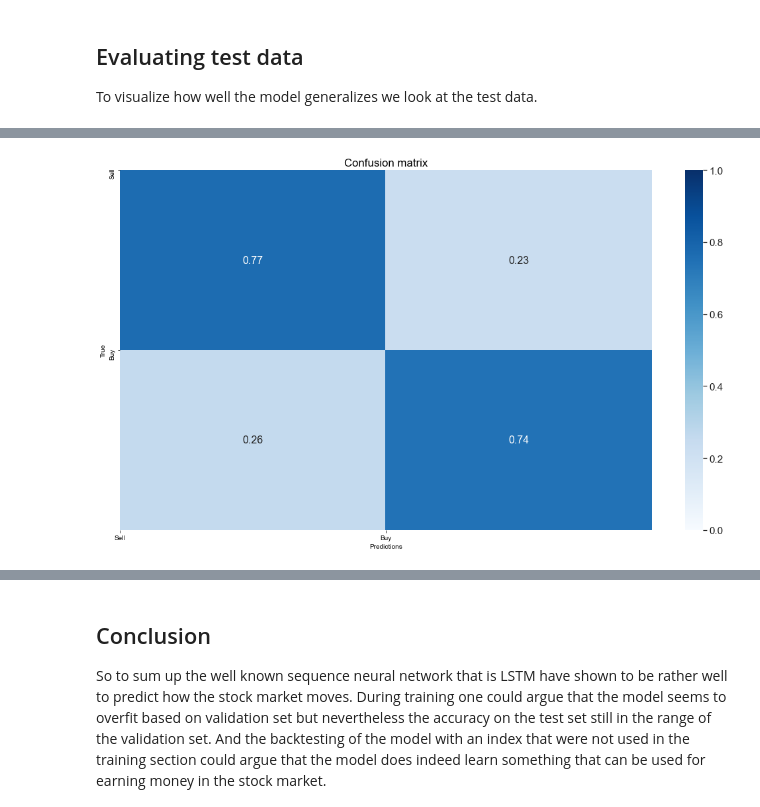
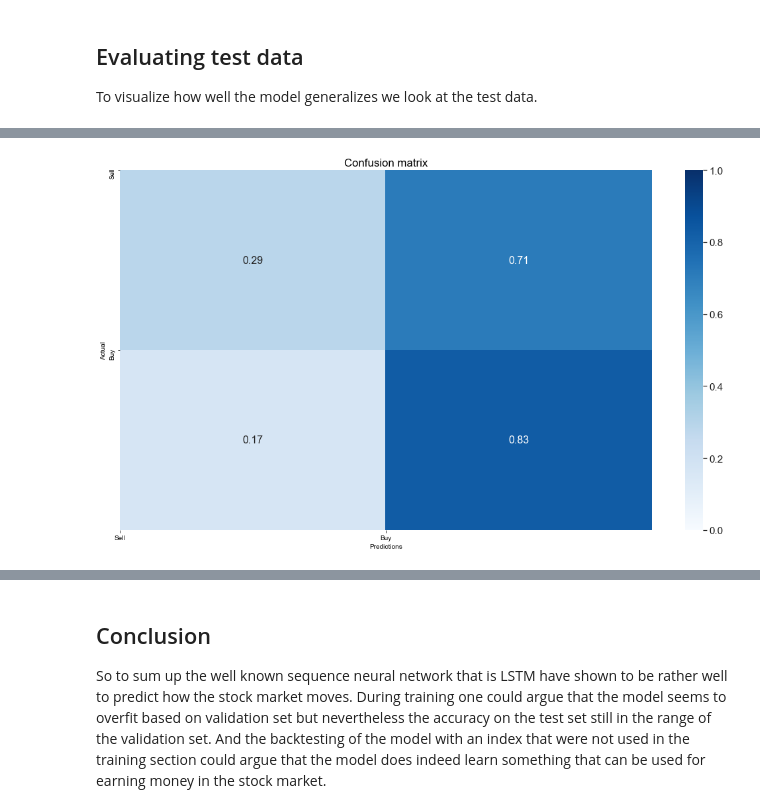
Before and after one commit to Trewitz/Porfolio, a Jupyter notebook: LSTM-Trading algorithm/Predicting Stock indices with LSTM networks.ipynb, the cells around one changed output, grey strips where cells are left out. Cells and saved outputs as stored; diff of their text form; code cells hidden in the pictures.

```diff
--- a/LSTM-Trading algorithm/Predicting Stock indices with LSTM networks.ipynb
+++ b/LSTM-Trading algorithm/Predicting Stock indices with LSTM networks.ipynb
@@ -291,7 +329,8 @@ def fit_model(input_shape,
               dropout_rate,
               lr,
               batch_size,
-              clipnorm):
+              clipnorm,
+              loss_weight):
 
     lstm_model = get_model(input_shape,
                            int(lstm_nodes),
@@ -310,9 +349,13 @@ def fit_model(input_shape,
         'BuySell_Prediction': 'accuracy'
     }
 
+    ## Loss_weight emphazising which loss should be weighted the most. [0-1]
+    ## loss_weight close to 1 the forecasting is weigthed higher
+    ## Loss_weights close to 0 the accuracy is weighted higher
     lstm_model.compile(optimizer=opt,
                       loss=loss,
-                      metrics=metrics)
+                      metrics=metrics,
+                      loss_weights=[loss_weight, 1-loss_weight])
 
     mcp = ModelCheckpoint(checkpoint_path,
                           monitor='val_loss',
@@ -320,19 +363,19 @@ def fit_model(input_shape,
                           save_best_only=True,
                           save_weights_only=True)
 
-    lstm_model.fit(train_features, [train_label1, train_label2],
-                   epochs=250,
+    lstm_model.fit(trainFeatures, [trainLabel1, trainLabel2],
+                   epochs=1000,
                    batch_size=int(batch_size),
-                   validation_data = [validation_features, {'Gradient_Prediction': validation_label1,
-                                                            'BuySell_Prediction': validation_label2}],
+                   validation_data = [validationFeatures, {'Gradient_Prediction': validationLabel1,
+                                                            'BuySell_Prediction': validationLabel2}],
                    callbacks=[mcp],
                    verbose=0)
 
     lstm_model.load_weights('baysianOpt/cp.ckpt')
 
-    score = lstm_model.evaluate(validation_features, [validation_label1, validation_label2], verbose=0)
+    score = lstm_model.evaluate(validationFeatures, [validationLabel1, validationLabel2], verbose=0)
 
-    return -score[0]
+    return score[3]
 # %% [markdown]
 ## Hyperparameter tuning <a class="anchor" id="Hyperparameter-tuning">
 
@@ -343,7 +386,7 @@ As stated above the parameters for tuning is the learning rate, clipnorm, the dr
 checkpoint_path = 'baysianOpt/cp.ckpt'
 checkpoint_dir = os.path.dirname(checkpoint_path)
 
-fit_model_partial = partial(fit_model, (features.shape[1], features.shape[2]), batch_size=256)
+fit_model_partial = partial(fit_model, (trainFeatures.shape[1], trainFeatures.shape[2]), batch_size=4096, loss_weight=0.5)
 
 tic()
 pbounds = {'dropout_rate': (0.1, 0.35),
@@ -359,7 +402,7 @@ optimizer = BayesianOptimization(
     random_state=1
 )
 
-optimizer.maximize(init_points=5, n_iter=20)
+optimizer.maximize(init_points=5, n_iter=5)
 
 baysianOptimum = optimizer.max
 
@@ -496,12 +517,9 @@ mcp = ModelCheckpoint(checkpoint_path,
                           save_weights_only=True)
 
 tic()
-model_history = lstm_model.fit(train_features,
-                               {'Gradient_Prediction': train_label1,
-                                'BuySell_Prediction': train_label2},
+model_history = lstm_model.fit(trainFeatures, [trainLabel1, trainLabel2],
                                epochs=1000,
-                               validation_data = [validation_features, {'Gradient_Prediction': validation_label1,
-                                                                        'BuySell_Prediction': validation_label2}],
+                               validation_data = [validationFeatures, [validationLabel1, validationLabel2]],
                                batch_size=batch_size,
                                callbacks=[mcp],
                                verbose=2
@@ -545,18 +581,18 @@ The model achieve quite high accuracy on the validation training set however loo
 To visualize how well the model generalizes we look at the test data.
 # %%
 lstm_model.load_weights('twoOutputCheckpoints/cp.ckpt')
-lstm_model.evaluate(test_features, [test_label1, test_label2], verbose=2, batch_size=batch_size)
-prediction = lstm_model.predict(test_features)
+lstm_model.evaluate(testFeatures, [testLabel1, testLabel2], verbose=2, batch_size=batch_size)
+prediction = lstm_model.predict(testFeatures)
 
 ## Confusion matrix
-conf_mat = confusion_matrix(test_label2, (prediction[1] > 0.5), normalize = 'true')
+conf_mat = confusion_matrix(testLabel2, (prediction[1] > 0.5), normalize = 'true')
 fig, ax = plt.subplots(nrows=1, ncols=1, figsize=(18,10))
 sn.set(font_scale=1.4) # for label size
 sn.heatmap(conf_mat, ax=ax, annot=True, annot_kws={"size": 16}, cmap='Blues', vmin=0, vmax=1) # font size
 plt.xticks(ticks=np.arange(2), labels=['Sell', 'Buy'])
 plt.yticks(ticks=np.arange(2), labels=['Sell', 'Buy'])
 plt.xlabel('Predictions')
-plt.ylabel('True')
+plt.ylabel('Actual')
 plt.title('Confusion matrix')
 plt.show()
 # %% [output]
@@ -564 +600 @@ plt.show()
-[figure, old version]
+[figure, new version]
```
Also changed, not shown: parts of 23 cells of this notebook.
